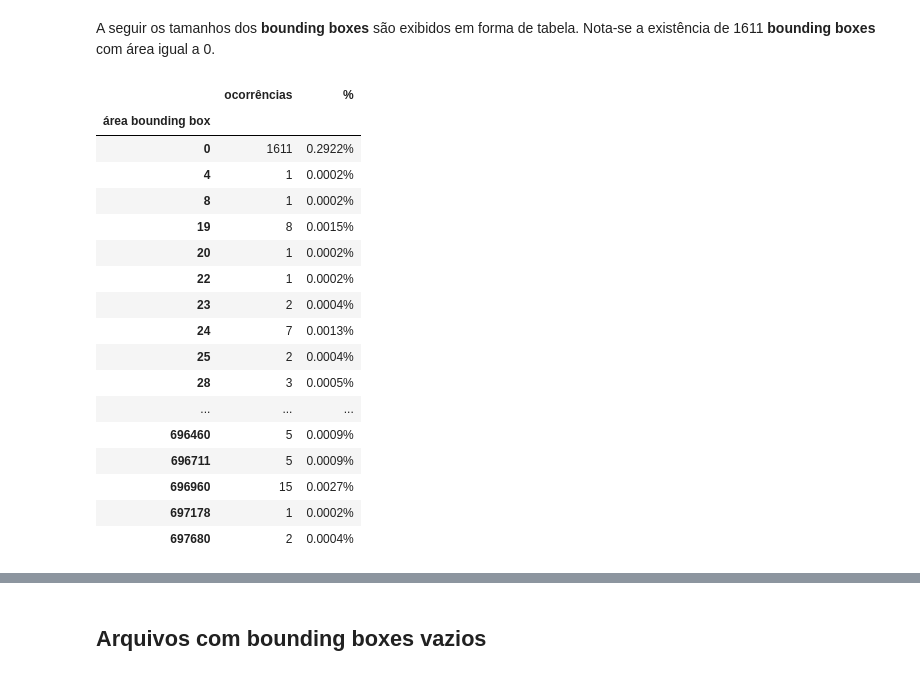
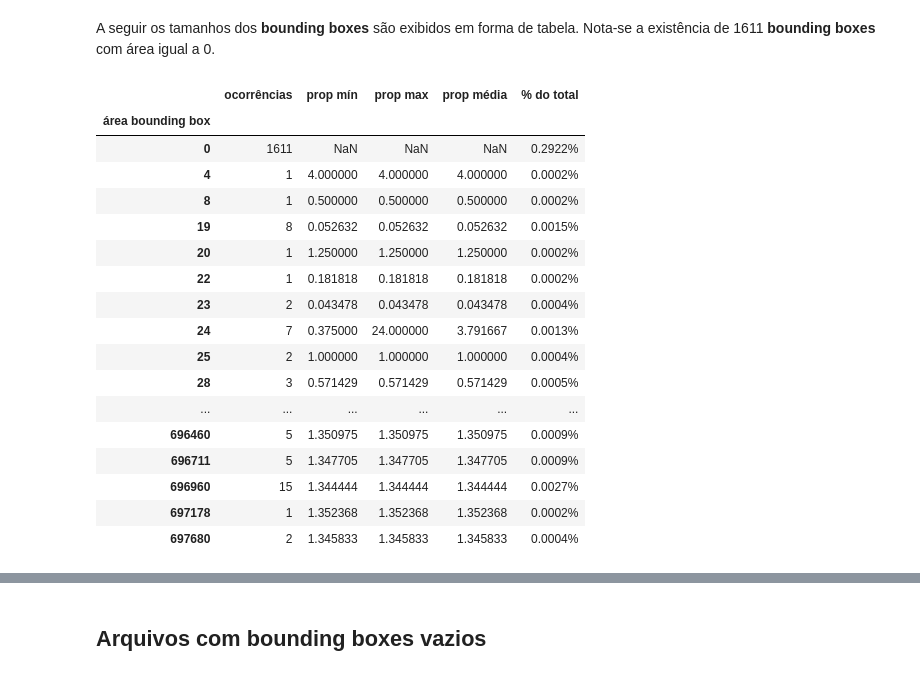
Before and after one commit to rafaelpadilla/DeepLearning-VDAO, a Jupyter notebook: DataAug/notebooks/Statistics_VDAO.ipynb, the cells around one changed output, grey strips where cells are left out. Drawn from its saved outputs; the diff is of its cells as text; code cells hidden in the pictures.

```diff
--- a/DataAug/notebooks/Statistics_VDAO.ipynb
+++ b/DataAug/notebooks/Statistics_VDAO.ipynb
@@ -117,3 +120,12 @@ Menor bounding box: 0
+# %%
+# Define a dictionary gathering only the areas of each class
+all_areas_only = {}
+for k, v in all_areas.items():
+    all_areas_only[k] = [i[0] for i in v]
+# Define a dictionary gathering only the sizes
+all_sizes_only = []
+for s in all_sizes:
+    all_sizes_only.append(s[0])
 # %% [markdown]
 ## Histogramas
 # %%
@@ -152,35 +164,65 @@ interactive_plot
 interactive(children=(Dropdown(description='object_class', options=('(Todos bounding boxes)', 'CaixaMa', 'back…
 # %% [markdown]
 ## Apresentação em forma de tabela
+# %%
+# Obtendo proporções por área
+proportions_by_areas = {}
+for s in all_sizes:
+    if s[0] not in proportions_by_areas.keys():
+        proportions_by_areas[s[0]] = []
+    proportions_by_areas[s[0]].append(s[1])
+
+metrics_by_areas = {}
+for k, v in proportions_by_areas.items():
+    # Para os casos de área = 0, proporção é None
+    if None in v:
+        metrics_by_areas[k] = {
+            'prop_min': np.nan,
+            'prop_max': np.nan,
+            'prop_avg': np.nan,
+            'total_occurencies': len(v)
+        }
+    else:
+        metrics_by_areas[k] = {
+            'prop_min': np.min(v),
+            'prop_max': np.max(v),
+            'prop_avg': np.average(v),
+            'total_occurencies': len(v)
+        }
 # %% [markdown]
 A seguir os tamanhos dos **bounding boxes** são exibidos em forma de tabela. Nota-se a existência de 1611 **bounding boxes** com área igual a 0.
 # %%
 import collections
-occurrences = collections.Counter(all_sizes)
+occurrences = collections.Counter(all_sizes_only)
 dict_occurrences = collections.OrderedDict(sorted(occurrences.items()))
+for k, v in dict_occurrences.items():
+    dict_occurrences[k] = [v, metrics_by_areas[k]['prop_min'], metrics_by_areas[k]['prop_max'], metrics_by_areas[k]['prop_avg']]
 df = pd.DataFrame.from_dict(dict_occurrences, orient='index')
 df.rename(columns={0:'ocorrências'},inplace=True)
+df.rename(columns={1:'prop mín'},inplace=True)
+df.rename(columns={2:'prop max'},inplace=True)
+df.rename(columns={3:'prop média'},inplace=True)
 # Adiciona coluna com porcentagem de ocorrências
-df['%'] = ((df.ocorrências / df.ocorrências.sum())*100).round(4).astype(str) + '%'
+df['% do total'] = ((df.ocorrências / df.ocorrências.sum())*100).round(4).astype(str) + '%'
 df.index.names = ['área bounding box']
-df.to_csv('all_areas.csv')
+df.to_csv('../all_areas.csv')
 df
 # %% [output]
-|  | ocorrências | % |
-| área bounding box |  |  |
-| 0 | 1611 | 0.2922% |
-| 4 | 1 | 0.0002% |
-| 8 | 1 | 0.0002% |
-| 19 | 8 | 0.0015% |
-| 20 | 1 | 0.0002% |
-| 22 | 1 | 0.0002% |
-| 23 | 2 | 0.0004% |
-| 24 | 7 | 0.0013% |
-| 25 | 2 | 0.0004% |
-| 28 | 3 | 0.0005% |
-| ... | ... | ... |
-| 696460 | 5 | 0.0009% |
-| 696711 | 5 | 0.0009% |
-| 696960 | 15 | 0.0027% |
-| 697178 | 1 | 0.0002% |
-| 697680 | 2 | 0.0004% |
+|  | ocorrências | prop mín | prop max | prop média | % do total |
+| área bounding box |  |  |  |  |  |
+| 0 | 1611 | NaN | NaN | NaN | 0.2922% |
+| 4 | 1 | 4.000000 | 4.000000 | 4.000000 | 0.0002% |
+| 8 | 1 | 0.500000 | 0.500000 | 0.500000 | 0.0002% |
+| 19 | 8 | 0.052632 | 0.052632 | 0.052632 | 0.0015% |
+| 20 | 1 | 1.250000 | 1.250000 | 1.250000 | 0.0002% |
+| 22 | 1 | 0.181818 | 0.181818 | 0.181818 | 0.0002% |
+| 23 | 2 | 0.043478 | 0.043478 | 0.043478 | 0.0004% |
+| 24 | 7 | 0.375000 | 24.000000 | 3.791667 | 0.0013% |
+| 25 | 2 | 1.000000 | 1.000000 | 1.000000 | 0.0004% |
+| 28 | 3 | 0.571429 | 0.571429 | 0.571429 | 0.0005% |
+| ... | ... | ... | ... | ... | ... |
+| 696460 | 5 | 1.350975 | 1.350975 | 1.350975 | 0.0009% |
+| 696711 | 5 | 1.347705 | 1.347705 | 1.347705 | 0.0009% |
+| 696960 | 15 | 1.344444 | 1.344444 | 1.344444 | 0.0027% |
+| 697178 | 1 | 1.352368 | 1.352368 | 1.352368 | 0.0002% |
+| 697680 | 2 | 1.345833 | 1.345833 | 1.345833 | 0.0004% |
```
Also changed, not shown: parts of 5 cells of this notebook, 2 other files.
